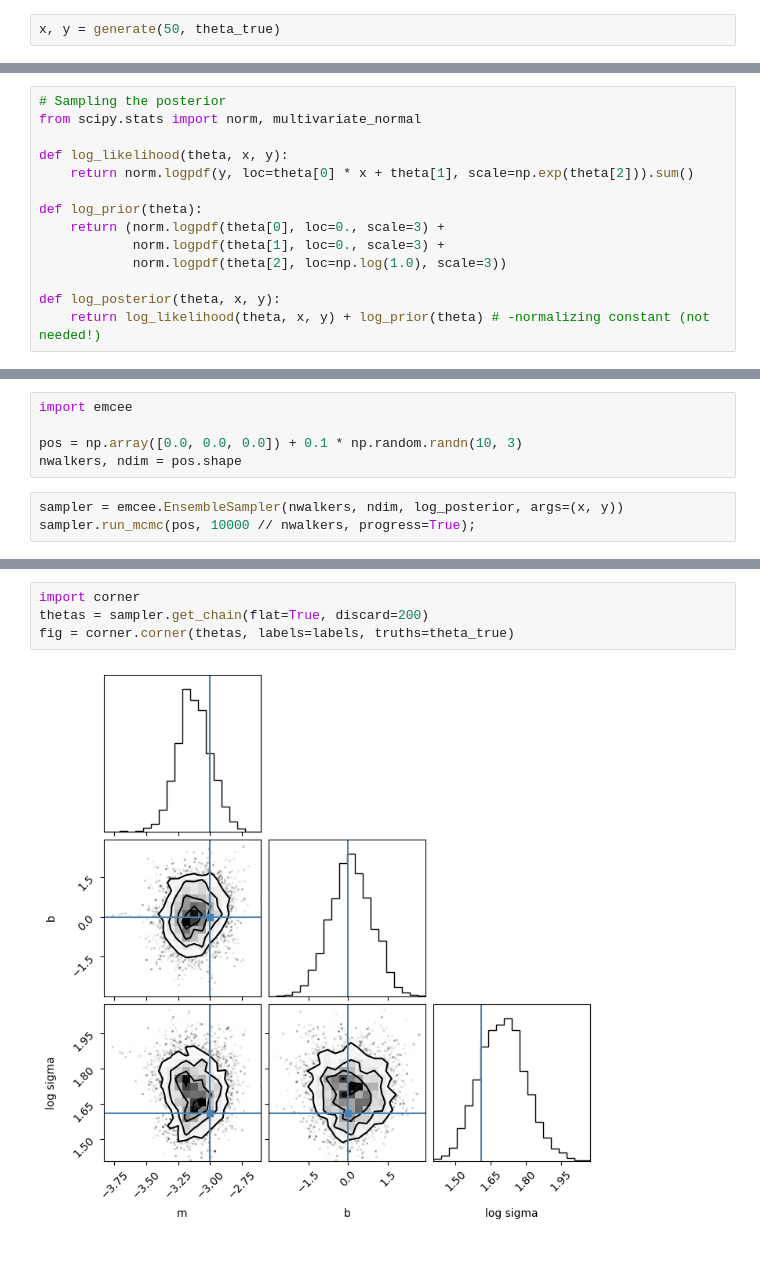
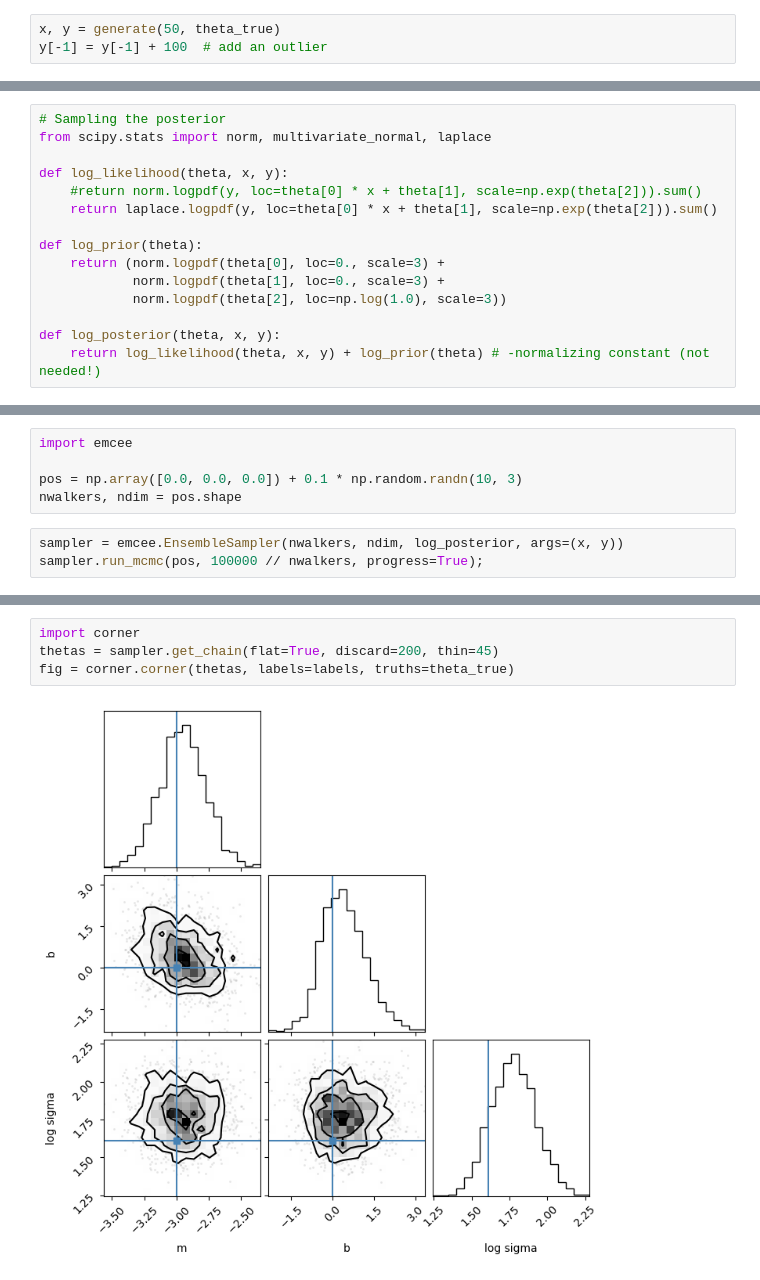
Before and after one commit to glouppe/dats0001-foundations-of-data-science, a Jupyter notebook: nb05-mcmc.ipynb, the cells around one changed output, grey strips where cells are left out. Cells and saved outputs as stored; diff of their text form.

```diff
--- a/nb05-mcmc.ipynb
+++ b/nb05-mcmc.ipynb
@@ -165,6 +170,7 @@ def generate(n_samples, theta_true):
     return x, y
 # %%
 x, y = generate(50, theta_true)
+y[-1] = y[-1] + 100  # add an outlier
 # %%
 fig = plt.figure()
 ax = plt.axes()
@@ -177,9 +183,10 @@ plt.show()
 # %%
 # Sampling the posterior
-from scipy.stats import norm, multivariate_normal
+from scipy.stats import norm, multivariate_normal, laplace
 
 def log_likelihood(theta, x, y):
-    return norm.logpdf(y, loc=theta[0] * x + theta[1], scale=np.exp(theta[2])).sum()
+    #return norm.logpdf(y, loc=theta[0] * x + theta[1], scale=np.exp(theta[2])).sum()
+    return laplace.logpdf(y, loc=theta[0] * x + theta[1], scale=np.exp(theta[2])).sum()
 
 def log_prior(theta):
     return (norm.logpdf(theta[0], loc=0., scale=3) +
@@ -243,7 +251,7 @@ pos = np.array([0.0, 0.0, 0.0]) + 0.1 * np.random.randn(10, 3)
 nwalkers, ndim = pos.shape
 # %%
 sampler = emcee.EnsembleSampler(nwalkers, ndim, log_posterior, args=(x, y))
-sampler.run_mcmc(pos, 10000 // nwalkers, progress=True);
+sampler.run_mcmc(pos, 100000 // nwalkers, progress=True);
 # %%
 fig, axes = plt.subplots(ndim, figsize=(10, 7), sharex=True)
 samples = sampler.get_chain()
@@ -263,9 +271,9 @@ plt.show()
 # %%
 import corner
-thetas = sampler.get_chain(flat=True, discard=200)
+thetas = sampler.get_chain(flat=True, discard=200, thin=45)
 fig = corner.corner(thetas, labels=labels, truths=theta_true)
 # %% [output]
-[figure, old version]
+[figure, new version]
 # %%
 fig = plt.figure()
 ax = plt.axes()
```
Also changed, not shown: parts of 11 cells of this notebook, 2 other files.
